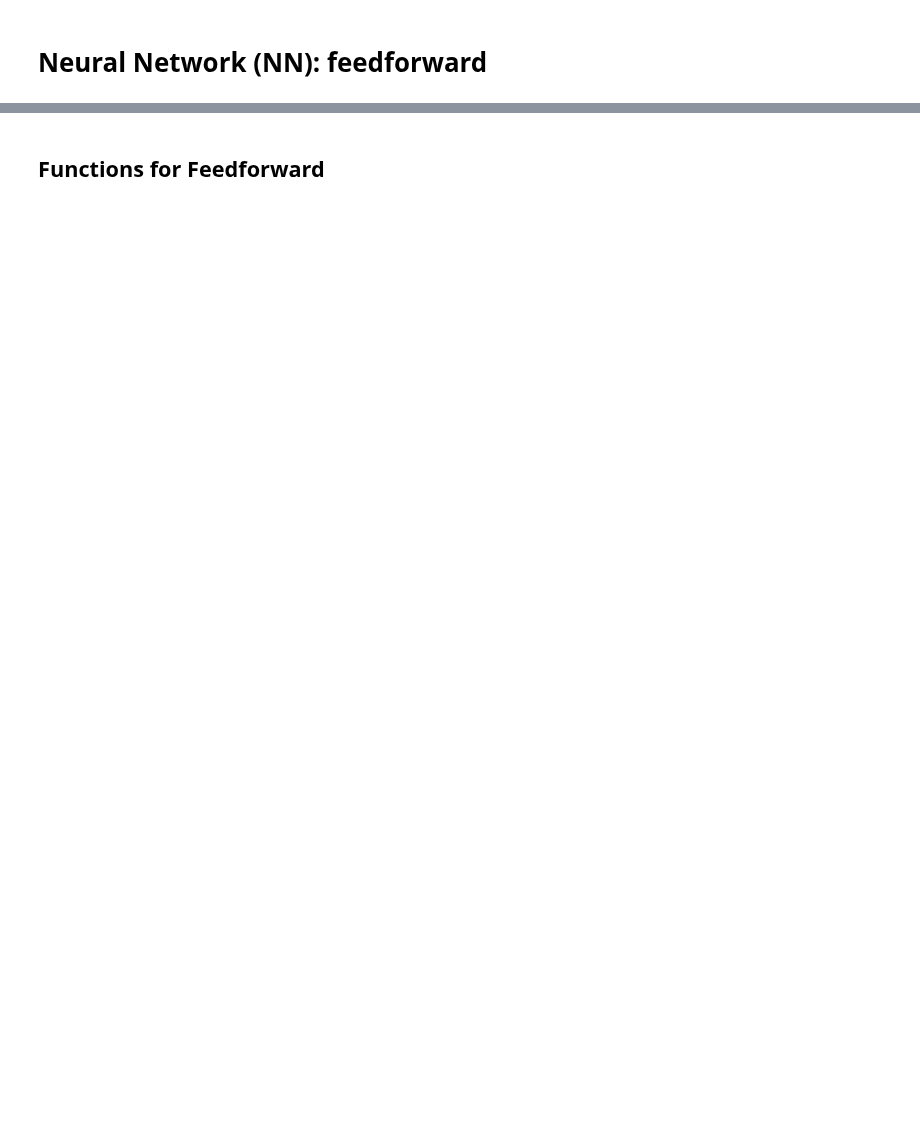
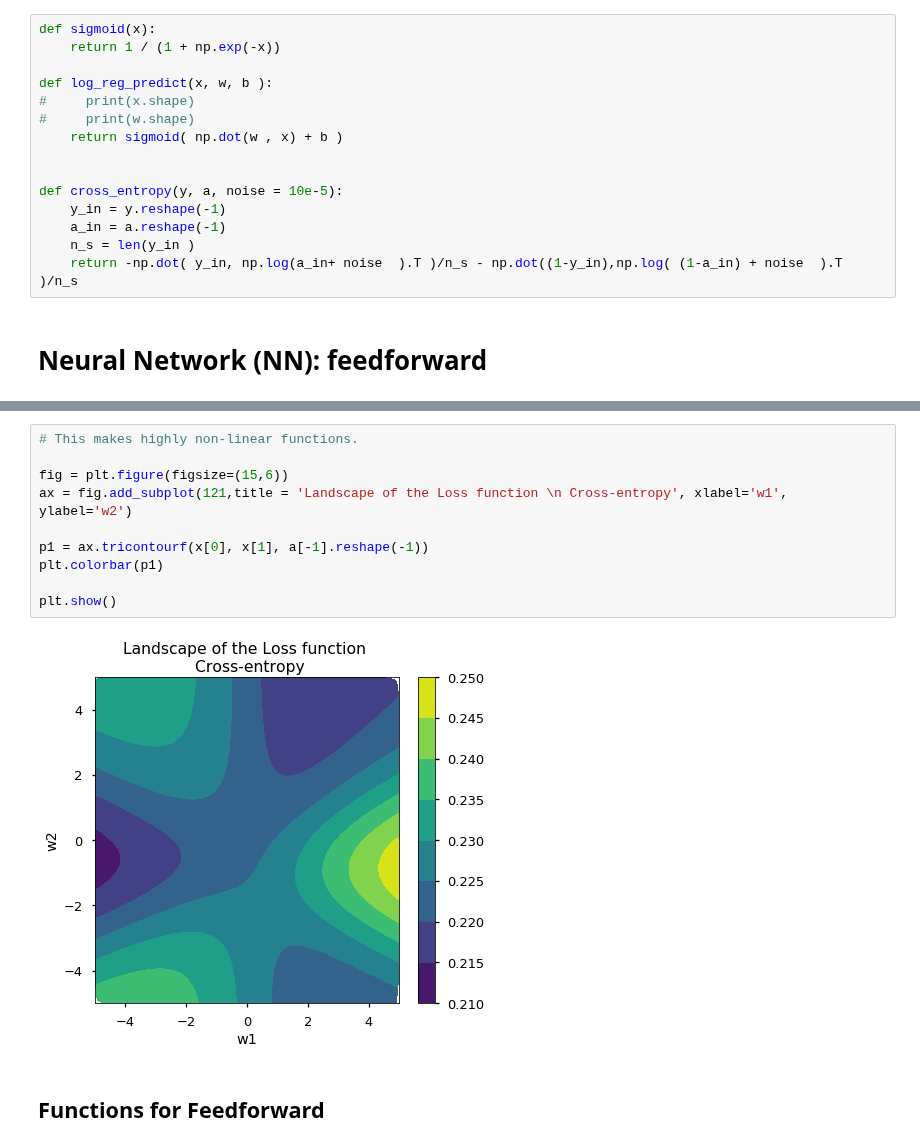
Before and after one commit to sraeisi/Machine_Learning_Physics_Winter20, a Jupyter notebook: Chpt4/NN_FeedForward.ipynb, the cells around one changed output, grey strips where cells are left out. Drawn from its saved outputs; the diff is of its cells as text; blank space fills up the shorter version.

```diff
--- a/Chpt4/NN_FeedForward.ipynb
+++ b/Chpt4/NN_FeedForward.ipynb
@@ -13,3 +10,18 @@ def sigmoid(x):
+# %%
+def sigmoid(x):
+    return 1 / (1 + np.exp(-x))
+
+def log_reg_predict(x, w, b ):
+#     print(x.shape)
+#     print(w.shape)
+    return sigmoid( np.dot(w , x) + b )
+
+
+def cross_entropy(y, a, noise = 10e-5):
+    y_in = y.reshape(-1)
+    a_in = a.reshape(-1)
+    n_s = len(y_in )
+    return -np.dot( y_in, np.log(a_in+ noise  ).T )/n_s - np.dot((1-y_in),np.log( (1-a_in) + noise  ).T )/n_s
 # %% [markdown]
 # Neural Network (NN): feedforward
 # %% [markdown]
@@ -73,3 +89,15 @@ a[-1].shape
+# %%
+# This makes highly non-linear functions.
+
+fig = plt.figure(figsize=(15,6))
+ax = fig.add_subplot(121,title = 'Landscape of the Loss function \n Cross-entropy', xlabel='w1', ylabel='w2')
+
+p1 = ax.tricontourf(x[0], x[1], a[-1].reshape(-1))
+plt.colorbar(p1)
+
+plt.show()
+# %% [output]
+[figure, added]
 # %% [markdown]
 ## Functions for Feedforward
 # %%
```
Also changed, not shown: parts of 26 cells of this notebook, 1 other file.
